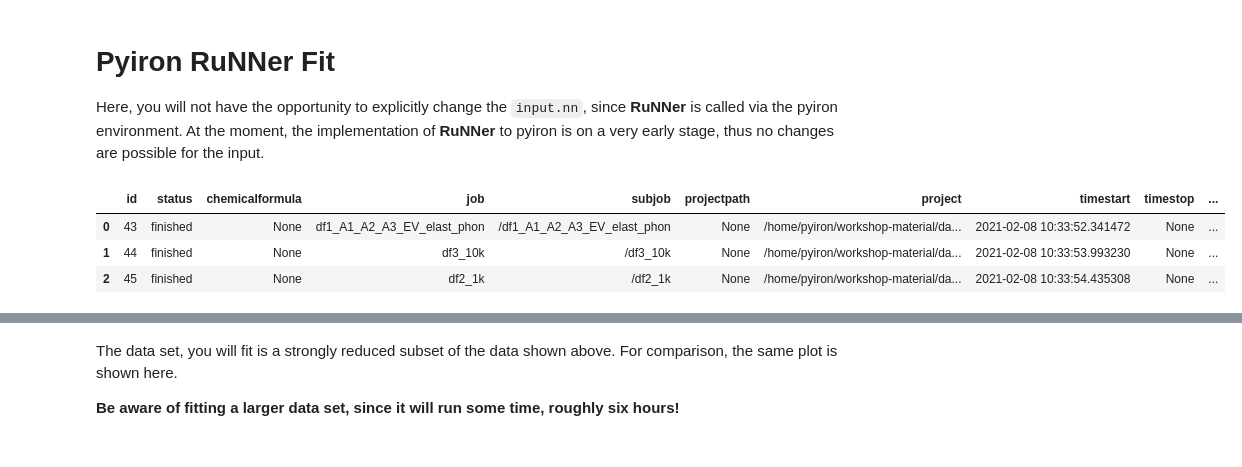
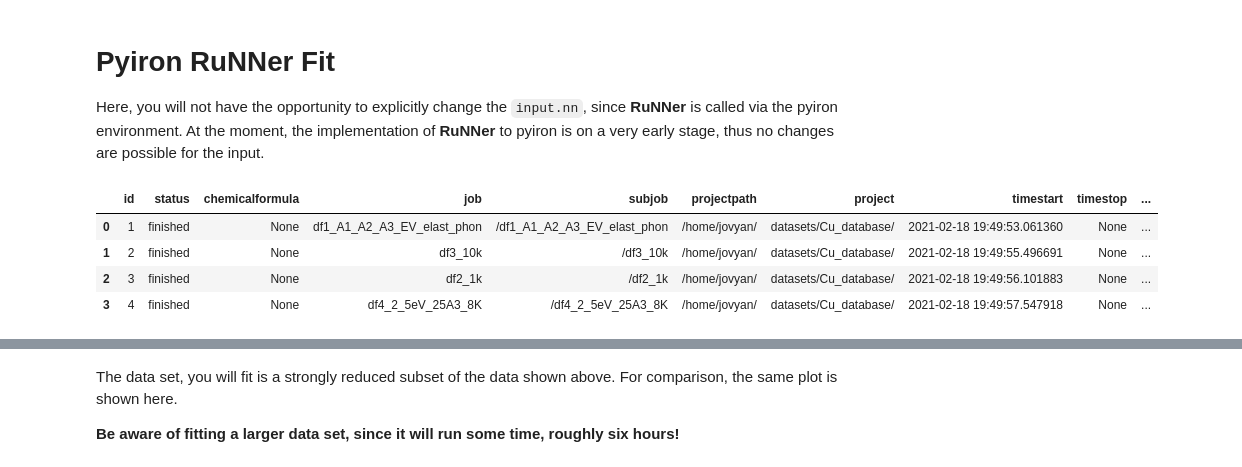
Before and after one commit to pyiron-workshop/potentials-workshop-2021, a Jupyter notebook: day_2/02-runner/Workflow-RuNNer.ipynb, the cells around one changed output, grey strips where cells are left out. Drawn from its saved outputs; the diff is of its cells as text; code cells hidden in the pictures.

Commit message:
Runner use central dataset

```diff
--- a/day_2/02-runner/Workflow-RuNNer.ipynb
+++ b/day_2/02-runner/Workflow-RuNNer.ipynb
@@ -71,7 +66,11 @@ The question "What is a good data set?" is not that simple to answer and it stro
 Here in the workshop, we are dealing with bulk-Cu. So, a first application of your NNP could be to predict the equilibrium lattice constant of bulk-Cu and you will calculate the energy of a bulk-Cu unit cell with different lattice constants to give an energy-volume curve, which provides the equilibrium lattice constant at its minimum. Thus, your data set should contain information of different cell volumes.
 # %%
 # Read in workshop's data set in pandas data frame
-data = pd.read_pickle('Cu_df4_2.5eV_25A3_8K.pckl.gzip', compression='gzip')
+data_pr = Project("../../datasets")
+if len(data_pr.job_table()) == 0:
+    data_pr.unpack("Cu_training_archive")
+data_job = data_pr.load('df4_2_5eV_25A3_8K')
+data = data_job.to_pandas()
 fig1 = fc.PlotData(data)
 # %% [output]
 Number of points in plot: 8073
@@ -132,7 +122,8 @@ if len(pr_fit.job_table()) == 0:
 # %%
-pr_fit.job_table()
+data_pr.job_table()
 # %% [output]
 |  | id | status | chemicalformula | job | subjob | projectpath | project | timestart | timestop | ... |
-| 0 | 43 | finished | None | df1_A1_A2_A3_EV_elast_phon | /df1_A1_A2_A3_EV_elast_phon | None | /home/pyiron/workshop-material/da... | 2021-02-08 10:33:52.341472 | None | ... |
-| 1 | 44 | finished | None | df3_10k | /df3_10k | None | /home/pyiron/workshop-material/da... | 2021-02-08 10:33:53.993230 | None | ... |
-| 2 | 45 | finished | None | df2_1k | /df2_1k | None | /home/pyiron/workshop-material/da... | 2021-02-08 10:33:54.435308 | None | ... |
+| 0 | 1 | finished | None | df1_A1_A2_A3_EV_elast_phon | /df1_A1_A2_A3_EV_elast_phon | /home/jovyan/ | datasets/Cu_database/ | 2021-02-18 19:49:53.061360 | None | ... |
+| 1 | 2 | finished | None | df3_10k | /df3_10k | /home/jovyan/ | datasets/Cu_database/ | 2021-02-18 19:49:55.496691 | None | ... |
+| 2 | 3 | finished | None | df2_1k | /df2_1k | /home/jovyan/ | datasets/Cu_database/ | 2021-02-18 19:49:56.101883 | None | ... |
+| 3 | 4 | finished | None | df4_2_5eV_25A3_8K | /df4_2_5eV_25A3_8K | /home/jovyan/ | datasets/Cu_database/ | 2021-02-18 19:49:57.547918 | None | ... |
```
Also changed, not shown: parts of 20 cells of this notebook.
